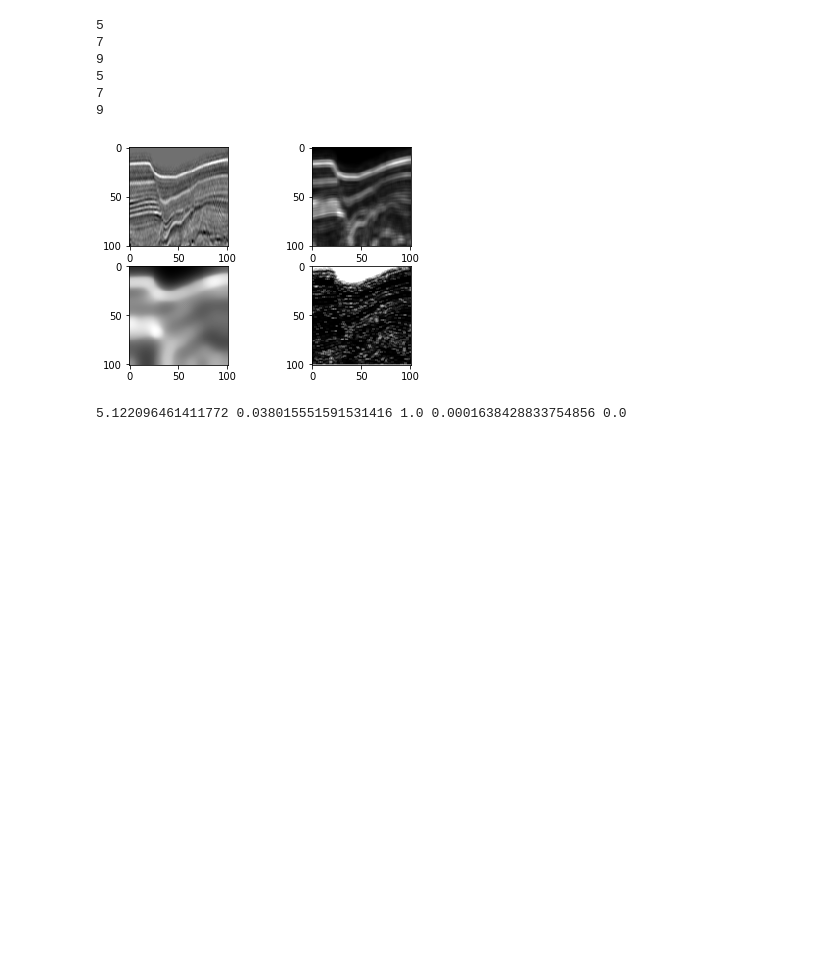
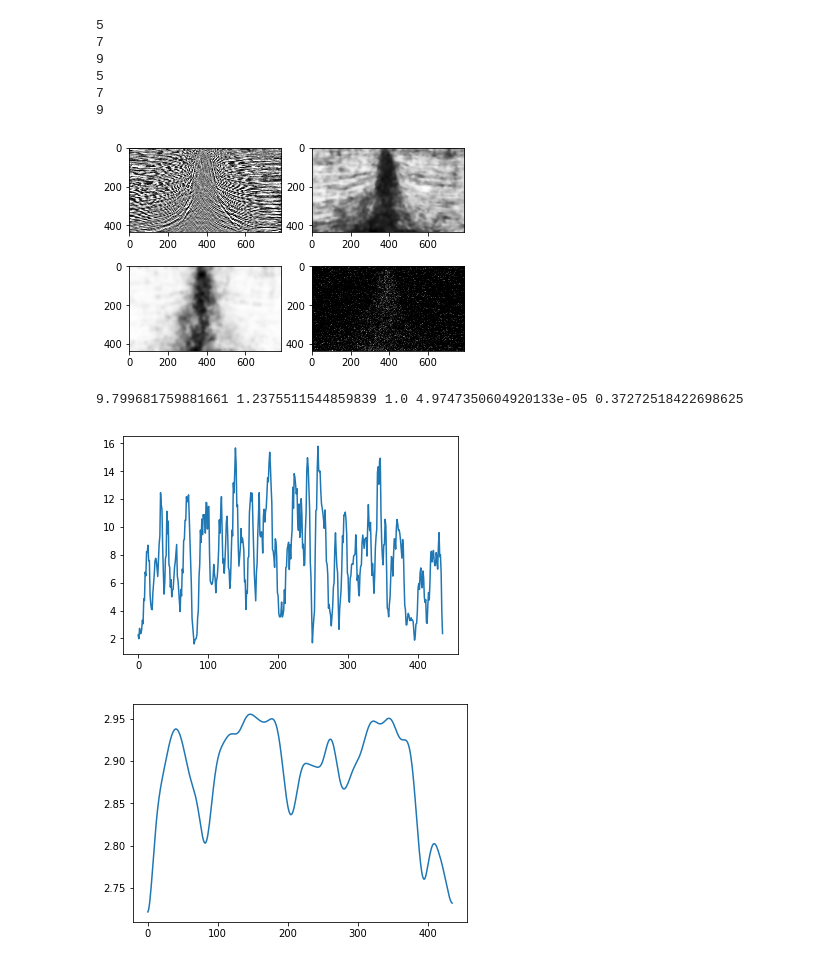
Before and after one commit to cvsaltdome/cv_project, a Jupyter notebook: covariance.ipynb, the cells around one changed output. Saved outputs shown, nothing was run; the diff lists cells and outputs as text; code cells hidden in the pictures; blank space fills up the shorter version.

```diff
--- a/covariance.ipynb
+++ b/covariance.ipynb
@@ -12,7 +12,7 @@ import edge_real
 import gl_real
 import smootheness_real
 def get_image_files():
-    return glob.glob(os.path.join("data/original", '6.png'))
+    return glob.glob(os.path.join("data/original", '1.png'))
 
 # See PyCharm help at https://www.jetbrains.com/help/pycharm/
 def show_in_plot(img1, img2, img3, img4):
@@ -48,33 +48,39 @@ def get_patch_at(pixel_grid, i, j, size):
 
 
 def get_cov(x, y, patch_size):
     x_avg = np.average(x)
     y_avg = np.average(y)
     sum = np.multiply(x-x_avg, y-y_avg)
     return np.sum(sum) / patch_size * patch_size
 
 def treat(img_path):
     I = cv2.cvtColor(cv2.imread(img_path), cv2.COLOR_BGR2GRAY)
     #I = cv2.resize(I, dsize=(200, 200), interpolation=cv2.INTER_AREA)
     I = I / 255
 
     chaos=covariance_real.treat_covariance_with_multple_window(img_path)
     edge=edge_real.treat_edge_with_multple_window(img_path)
     GLCM=gl_real.treat_glcm(img_path,3,'homogeneity')
     sm=smootheness_real.treat_result(img_path,3,5)
     # show_in_plot(covxx)
-    show_in_plot(I, sm, edge,GLCM)
+    show_in_plot(I, edge, chaos,GLCM)
     print(np.max(edge),np.min(edge),np.max(GLCM),np.min(GLCM),np.min(sm))
+    plt.plot(sm[:,90])
+    plt.show()
+    plt.plot(chaos[:,90])
+    plt.show()
     # show_in_plot(covyy)
 images_path = get_image_files()
 for image in images_path:
     treat(image)
 # %% [output]
 5
 7
 9
 5
 7
 9
-[figure, old version]
+[figure, new version]
-5.122096461411772 0.038015551591531416 1.0 0.0001638428833754856 0.0
+9.799681759881661 1.2375511544859839 1.0 4.9747350604920133e-05 0.37272518422698625
+[figure, added]
+[figure, added]
```
Also changed, not shown: 2 other files.
